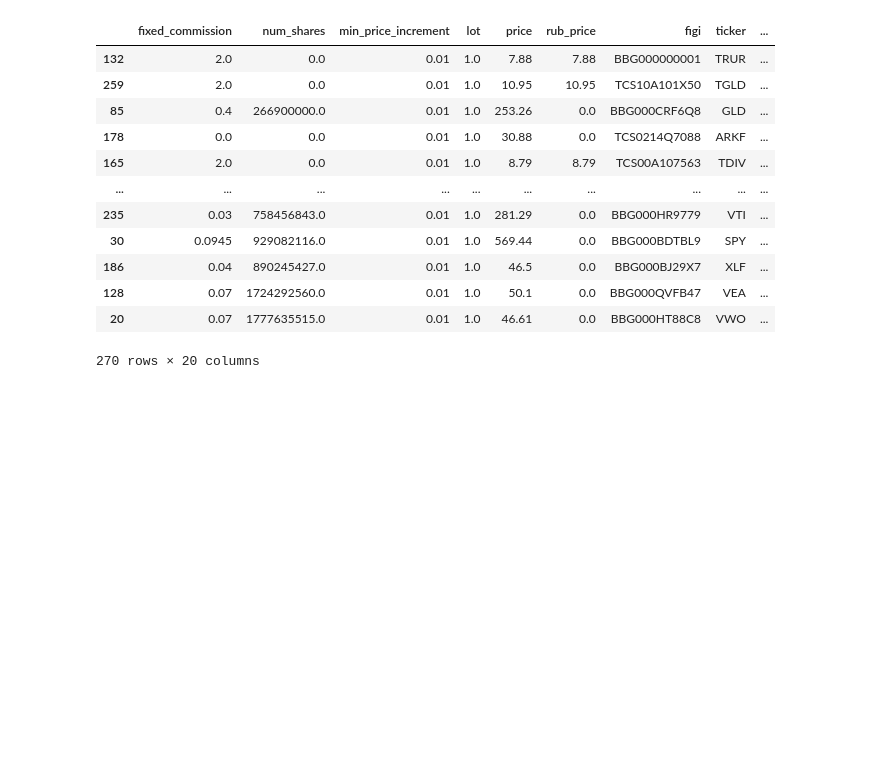
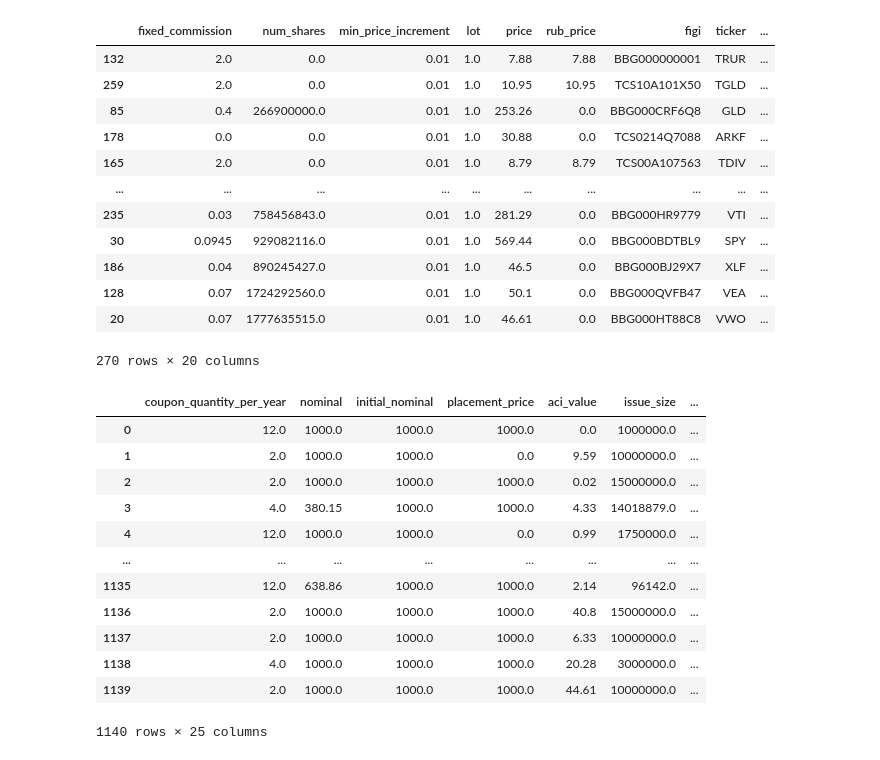
Before and after one commit to D1ffic00lt/securities-recommendation-system, a Jupyter notebook: baselines/ratings_baseline.ipynb, the cells around one changed output. Cells and saved outputs as stored; diff of their text form; code cells hidden in the pictures; blank space fills up the shorter version.

```diff
--- a/baselines/ratings_baseline.ipynb
+++ b/baselines/ratings_baseline.ipynb
@@ -221,0 +230,16 @@ etfs_with_rating.sort_values('Rating')
+# %%
+filled_bonds
+# %% [output]
+|  | coupon_quantity_per_year | nominal | initial_nominal | placement_price | aci_value | issue_size | ... |
+| 0 | 12.0 | 1000.0 | 1000.0 | 1000.0 | 0.0 | 1000000.0 | ... |
+| 1 | 2.0 | 1000.0 | 1000.0 | 0.0 | 9.59 | 10000000.0 | ... |
+| 2 | 2.0 | 1000.0 | 1000.0 | 1000.0 | 0.02 | 15000000.0 | ... |
+| 3 | 4.0 | 380.15 | 1000.0 | 1000.0 | 4.33 | 14018879.0 | ... |
+| 4 | 12.0 | 1000.0 | 1000.0 | 0.0 | 0.99 | 1750000.0 | ... |
+| ... | ... | ... | ... | ... | ... | ... | ... |
+| 1135 | 12.0 | 638.86 | 1000.0 | 1000.0 | 2.14 | 96142.0 | ... |
+| 1136 | 2.0 | 1000.0 | 1000.0 | 1000.0 | 40.8 | 15000000.0 | ... |
+| 1137 | 2.0 | 1000.0 | 1000.0 | 1000.0 | 6.33 | 10000000.0 | ... |
+| 1138 | 4.0 | 1000.0 | 1000.0 | 1000.0 | 20.28 | 3000000.0 | ... |
+| 1139 | 2.0 | 1000.0 | 1000.0 | 1000.0 | 44.61 | 10000000.0 | ... |
+1140 rows × 25 columns
```
Also changed, not shown: parts of 2 cells of this notebook, 1 other file.
